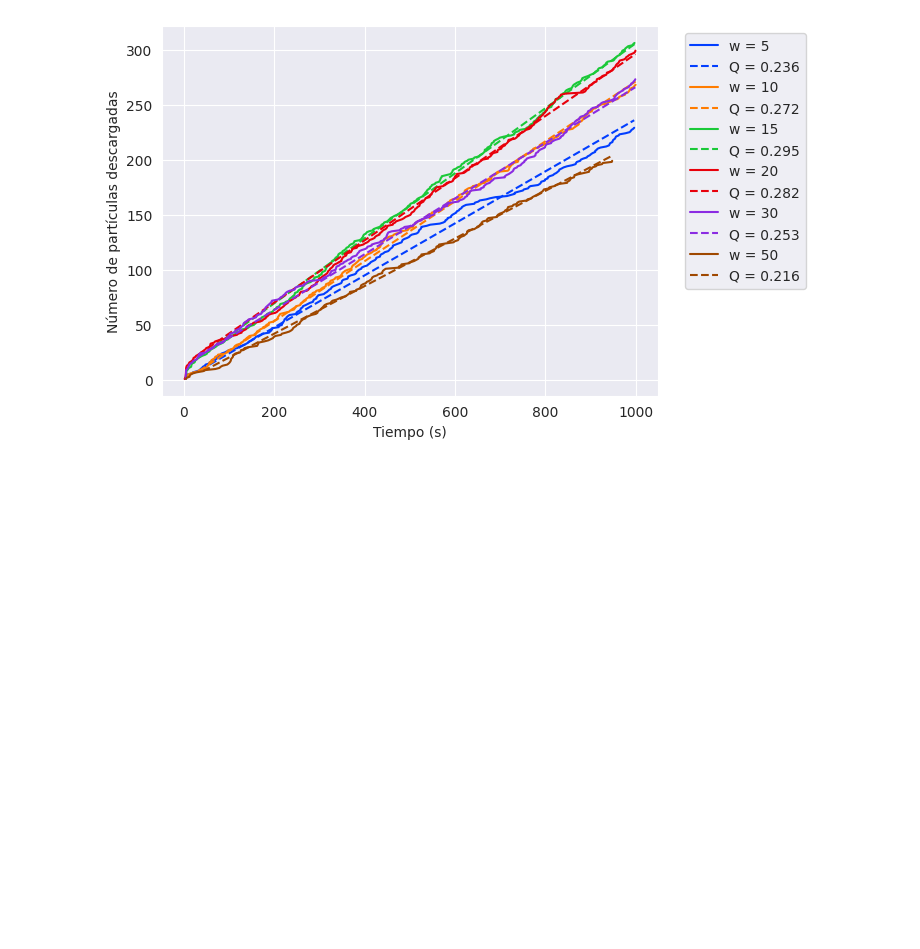
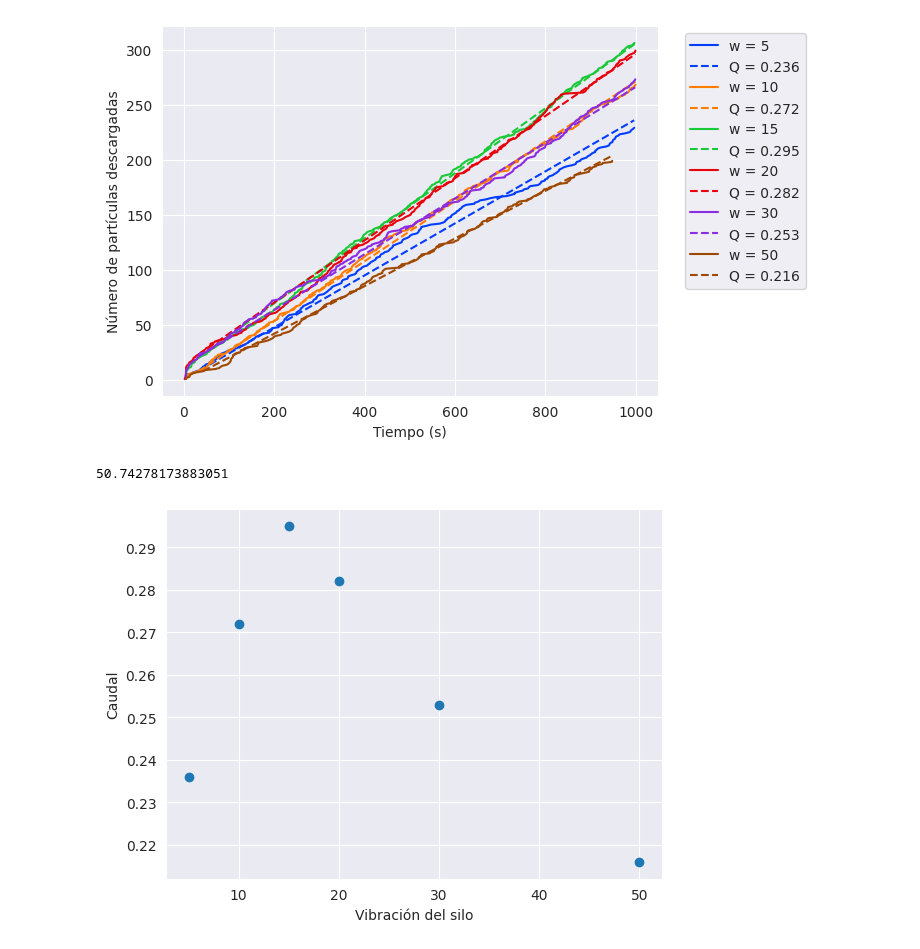
Before and after one commit to mricarte-i/2023Q2G01, a Jupyter notebook: TP5/plotters/unloading_curve.ipynb, the cells around one changed output. Saved outputs shown, nothing was run; the diff lists cells and outputs as text; code cells hidden in the pictures; blank space fills up the shorter version.

```diff
--- a/TP5/plotters/unloading_curve.ipynb
+++ b/TP5/plotters/unloading_curve.ipynb
@@ -52,3 +52,8 @@ caudales = plot_exiting_particles_vs_t_for_multiple_ws(timestamps, t_ests, ws, c
 0.253 0.253
 0.216 0.216
 [figure]
+# %%
+Q, errs = caudales[5]
+errs
+# %% [output]
+50.74278173883051
@@ -54,0 +62,11 @@ caudales = plot_exiting_particles_vs_t_for_multiple_ws(timestamps, t_ests, ws, c
+# %%
+save_to_q_w = './Q_v_w.png'
+# %%
+Qs = []
+for i in range(len(ws)):
+    Q, errs = caudales[ws[i]]
+    Qs.append(Q)
+# %%
+plot_q_vs_w(Qs, None, ws, save_to_q_w)
+# %% [output]
+[figure, added]
```
Also changed, not shown: parts of 2 cells of this notebook, 2 other files.
